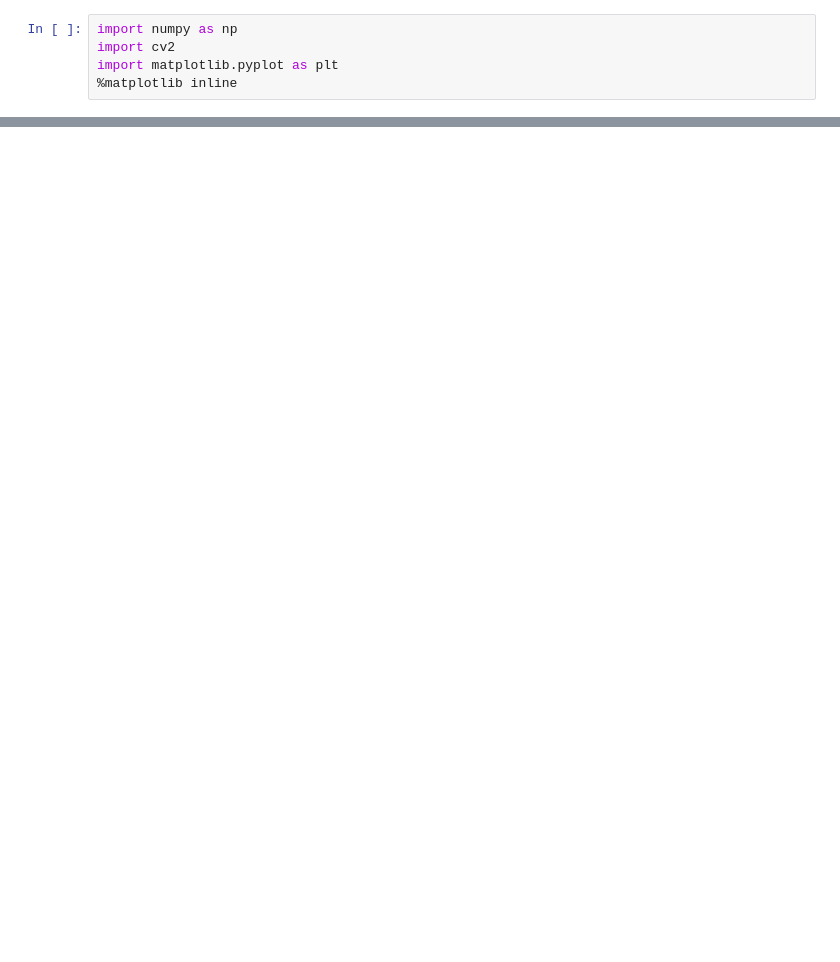
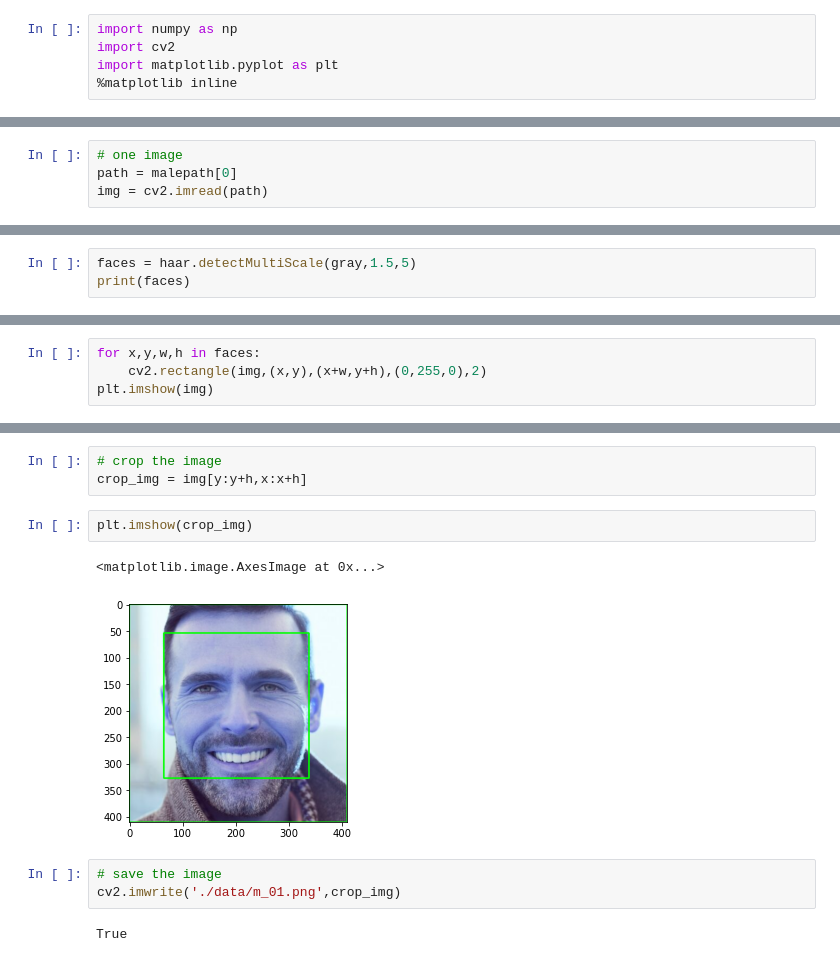
Before and after one commit to SeleznovaSvS/Data-Science, a Jupyter notebook: RecognitionFaces/RecognitionFaces.ipynb, the cells around one changed output, grey strips where cells are left out. Cells and saved outputs as stored; diff of their text form; blank space fills up the shorter version.

Commit message:
add project Recognition Faces

```diff
--- a/RecognitionFaces/RecognitionFaces.ipynb
+++ b/RecognitionFaces/RecognitionFaces.ipynb
@@ -28,0 +15,4 @@ cv2.imwrite('./data/male_01.png',face_crop)
+# %%
+# one image
+path = malepath[0]
+img = cv2.imread(path)
@@ -28,0 +38,3 @@ cv2.imwrite('./data/male_01.png',face_crop)
+# %%
+faces = haar.detectMultiScale(gray,1.5,5)
+print(faces)
@@ -28,0 +44,4 @@ cv2.imwrite('./data/male_01.png',face_crop)
+# %%
+for x,y,w,h in faces:
+    cv2.rectangle(img,(x,y),(x+w,y+h),(0,255,0),2)
+plt.imshow(img)
@@ -28,0 +51,13 @@ cv2.imwrite('./data/male_01.png',face_crop)
+# %%
+# crop the image
+crop_img = img[y:y+h,x:x+h]
+# %%
+plt.imshow(crop_img)
+# %% [output]
+<matplotlib.image.AxesImage at 0x...>
+[figure, added]
+# %%
+# save the image
+cv2.imwrite('./data/m_01.png',crop_img)
+# %% [output]
+True
```
Also changed, not shown: parts of 18 cells of this notebook, 1 other file.
